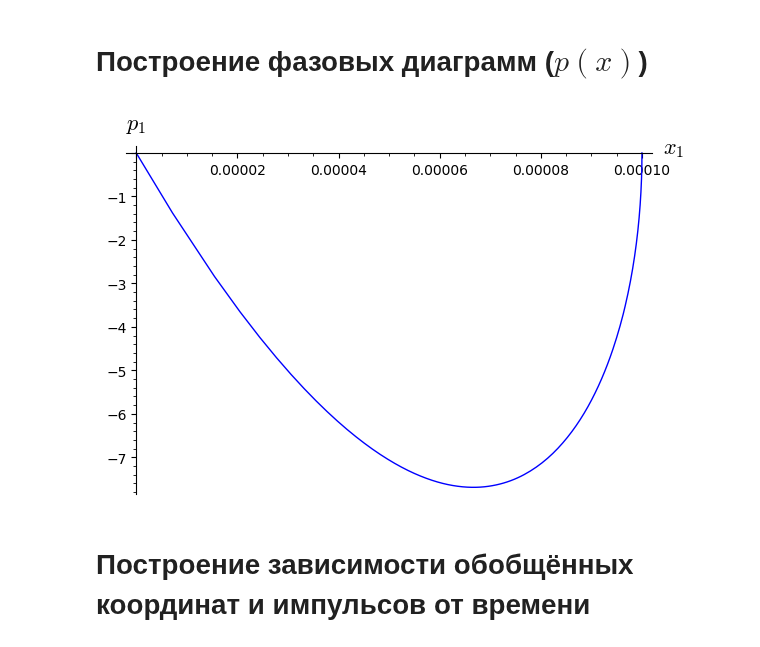
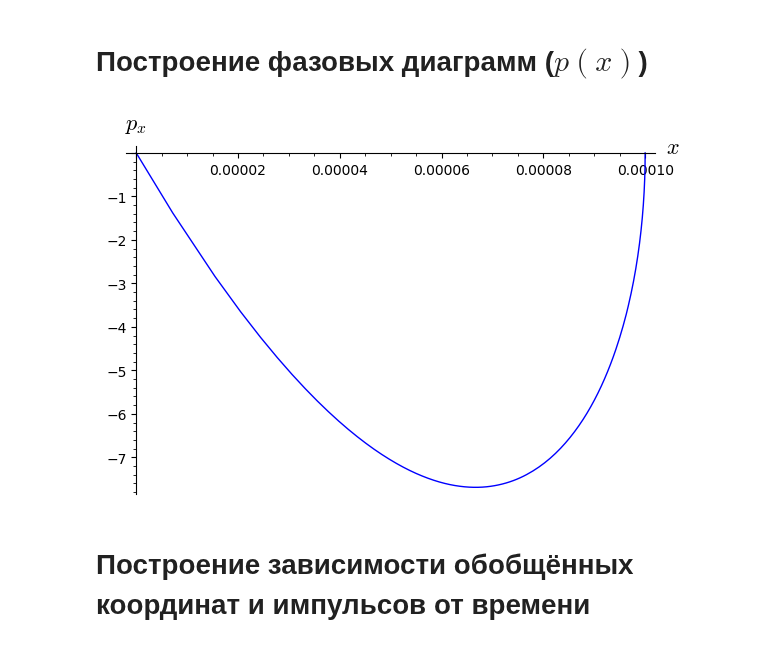
Before and after one commit to daju1/study, a Jupyter notebook: classical_mechanics/HW4/Hamilton_approach-task1.ipynb, the cells around one changed output. Cells and saved outputs as stored; diff of their text form; code cells hidden in the pictures.

```diff
--- a/classical_mechanics/HW4/Hamilton_approach-task1.ipynb
+++ b/classical_mechanics/HW4/Hamilton_approach-task1.ipynb
@@ -99,6 +95,6 @@ $\displaystyle \left[v = \frac{p_{1}}{2 \, x\left(t\right)^{2}}\right]$
 # выражения энергии через Лагранжиан
 # используя вышенайденную подстановку, выражающую omega через обобщенные импульсы и координаты
 
-H = (p_1 * V - L).subs(x.diff(t) == V).subs(sol_v_p).subs(x == X)
+H = (p_x * V - L).subs(x.diff(t) == V).subs(sol_v_p).subs(x == X)
 displ("H = " + latex(H))
 # %% [output]
@@ -110,6 +106,6 @@ $\dot{p}_i = - \frac{\partial H}{\partial x_i}$
 
 $\dot{x}_i = \frac{\partial H}{\partial p_i}$
 # %%
-dot_p1 = - H.diff(X)
-dot_x1 =   H.diff(p_1)
+dot_px = - H.diff(X)
+dot_x =   H.diff(p_x)
 # %%
@@ -127,6 +123,6 @@ disp(de1)
 $\displaystyle 2 \, x\left(t\right)^{2} \frac{\partial}{\partial t}v\left(t\right) + 4 \, v\left(t\right) x\left(t\right) \frac{\partial}{\partial t}x\left(t\right) - 2 \, x\left(t\right) \frac{\partial}{\partial t}x\left(t\right)^{2} + 2 \, \alpha x\left(t\right) + F = 0$
 # %%
 # полученные уравнения Гамильтона обьединяем в систему из 2 уравнений
-des = [dot_p1, dot_x1]
+des = [dot_px, dot_x]
 disp(des)
 # %% [output]
@@ -253,14 +249,14 @@ times3 = srange(0, 0.0000425, 0.0000001)
 p0 = 0
 x0 = 0.0001
 
-sol3 = desolve_odeint(des=f3, ics=[p0,x0], times=times3, dvars=[p_1, X], ivar=t)
+sol3 = desolve_odeint(des=f3, ics=[p0,x0], times=times3, dvars=[p_x, X], ivar=t)
 # %% [markdown]
 # Построение фазовых диаграмм ($p(x)$)
 # %%
-p = line(zip(sol3[:,1],sol3[:,0]), axes_labels=['$x_1$','$p_1$',])
+p = line(zip(sol3[:,1],sol3[:,0]), axes_labels=['$x$','$p_x$',])
 p.show()
 # %% [output]
-[figure, old version]
+[figure, new version]
 # %% [markdown]
 # Построение зависимости обобщённых координат и импульсов от времени
 # %%
```
Also changed, not shown: parts of 26 cells of this notebook, 1 other file.
